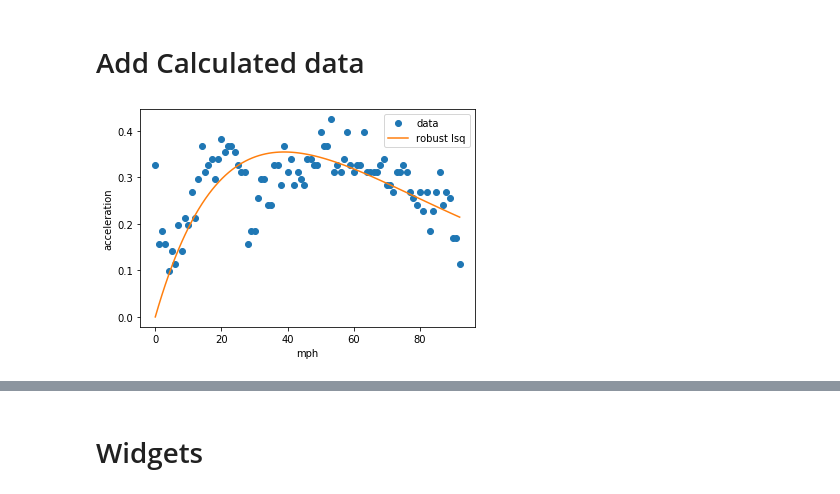
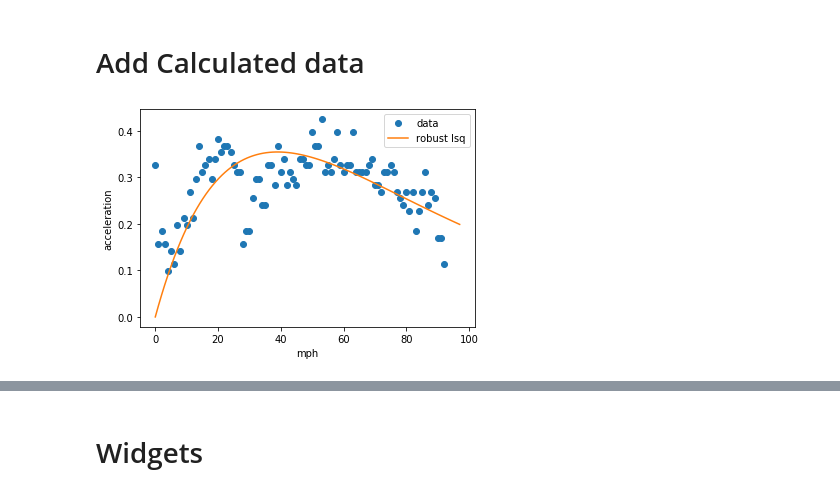
Before and after one commit to bruggles/racing_data, a Jupyter notebook: race_data.ipynb, the cells around one changed output, grey strips where cells are left out. Cells and saved outputs as stored; diff of their text form; code cells hidden in the pictures.

```diff
--- a/race_data.ipynb
+++ b/race_data.ipynb
@@ -216,7 +217,7 @@ def generate_data(t, A, sigma, omega, noise=0, n_outliers=0, random_state=0):
 def rlsq(speed_int,long_acceleration):
     x0 = np.ones(3)
     res_robust = least_squares(func, x0, loss='soft_l1', f_scale=0.1, args=(speed_int, long_acceleration))
-    t_test = np.linspace(speed_int.min(), speed_int.max(), speed_int.max()-speed_int.min())
+    t_test = np.linspace(speed_int.min(), speed_int.max()+5, speed_int.max()-speed_int.min()+5)
     y_robust = generate_data(t_test, *res_robust.x)
     return t_test, y_robust
 # %%
@@ -324,24 +325,34 @@ rd_clean['brake_perc'] = brake_perc(rd_clean['gps_long_acceleration'])
 rd_clean['corner_perc'] = brake_perc(rd_clean['gps_lat_acceleration'])
 # %%
 #acceleration
+buckets = 1
+bucket_mult = 1/buckets
 rd_clean['mph_int'] = rd_clean['mph'].astype('int')
-acceleration = rd_clean.groupby('mph_int').agg({'gps_long_acceleration' : 'max'}).reset_index()
+rd_clean['pre_mph_bucket'] = rd_clean['mph']*bucket_mult
+rd_clean['mph_bucket'] = rd_clean['pre_mph_bucket'].astype('int')
+acceleration = rd_clean.groupby('mph_bucket').agg({'gps_long_acceleration' : 'max',
+                                                  'mph_int' : 'max'}).reset_index()
 accel_filtered = acceleration[acceleration.gps_long_acceleration > 0]
-pd.set_option('display.max_rows', None)
 speed_mph, speed_accel = rlsq(accel_filtered['mph_int'],accel_filtered['gps_long_acceleration'])
-#need to filter outliers better - how???
 
 #func to apply acceleration percentage to raw data
-def accel_perc(model_mph,model_accel,speed_int_col):
-    speed_perc_list = []
+def accel_perc(model_mph,model_accel,speed_int_col,accel_col):
+    accel_perc_list = []
+    accel_dict = {}
+    for i, accel in enumerate(speed_accel):
+        accel_dict[i] = accel
+    accel_data = accel_col.to_list()
+    for j, speed in enumerate(speed_int_col.to_list()):
+        accel_perc_list.append(accel_data[j]/accel_dict[speed])
 
-    return speed_perc_list
+    return accel_perc_list
 
+rd_clean['accel_perc'] = accel_perc(speed_mph,speed_accel,rd_clean['mph_int'],rd_clean['gps_long_acceleration'])
 #plot acceleration curve to make sure it looks reasonable
 plt.plot(accel_filtered['mph_int'], accel_filtered['gps_long_acceleration'], 'o', label='data')
 plt.plot(speed_mph, speed_accel, label='robust lsq')
 plt.xlabel('mph')
 plt.ylabel('acceleration')
 plt.legend();
 # %% [output]
-[figure, old version]
+[figure, new version]
```
Also changed, not shown: parts of 5 cells of this notebook.
